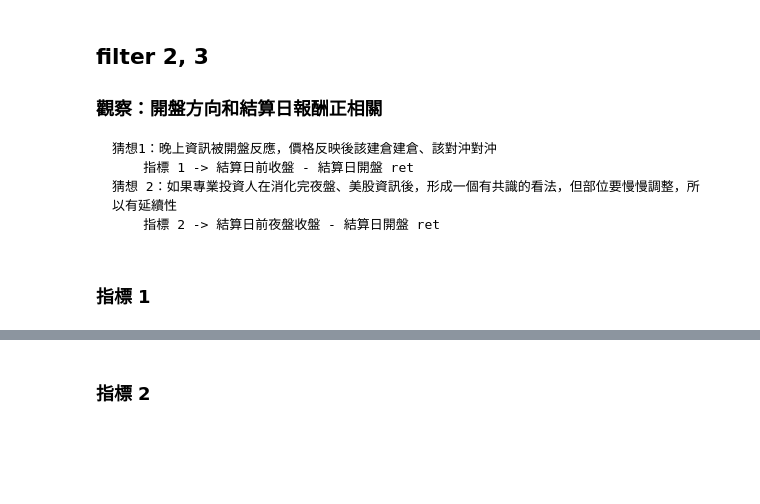
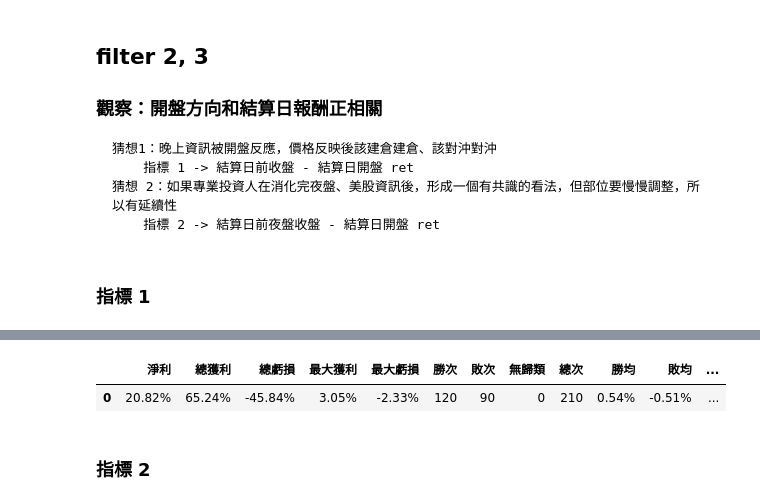
Before and after one commit to Xin95172/JimQuant, a Jupyter notebook: 台指期週趨勢影響開盤/main.ipynb, the cells around one changed output, grey strips where cells are left out. Cells and saved outputs as stored; diff of their text form; code cells hidden in the pictures; blank space fills up the shorter version.

```diff
--- a/台指期週趨勢影響開盤/main.ipynb
+++ b/台指期週趨勢影響開盤/main.ipynb
@@ -2263,3 +2211,8 @@ reject null @ alpha = 0.05: True
+# %%
+perform_right
+# %% [output]
+|  | 淨利 | 總獲利 | 總虧損 | 最大獲利 | 最大虧損 | 勝次 | 敗次 | 無歸類 | 總次 | 勝均 | 敗均 | ... |
+| 0 | 20.82% | 65.24% | -45.84% | 3.05% | -2.33% | 120 | 90 | 0 | 210 | 0.54% | -0.51% | ... |
 # %% [markdown]
 ### 指標 2
 # %%
```
Also changed, not shown: parts of 57 cells of this notebook, 3 other files.
